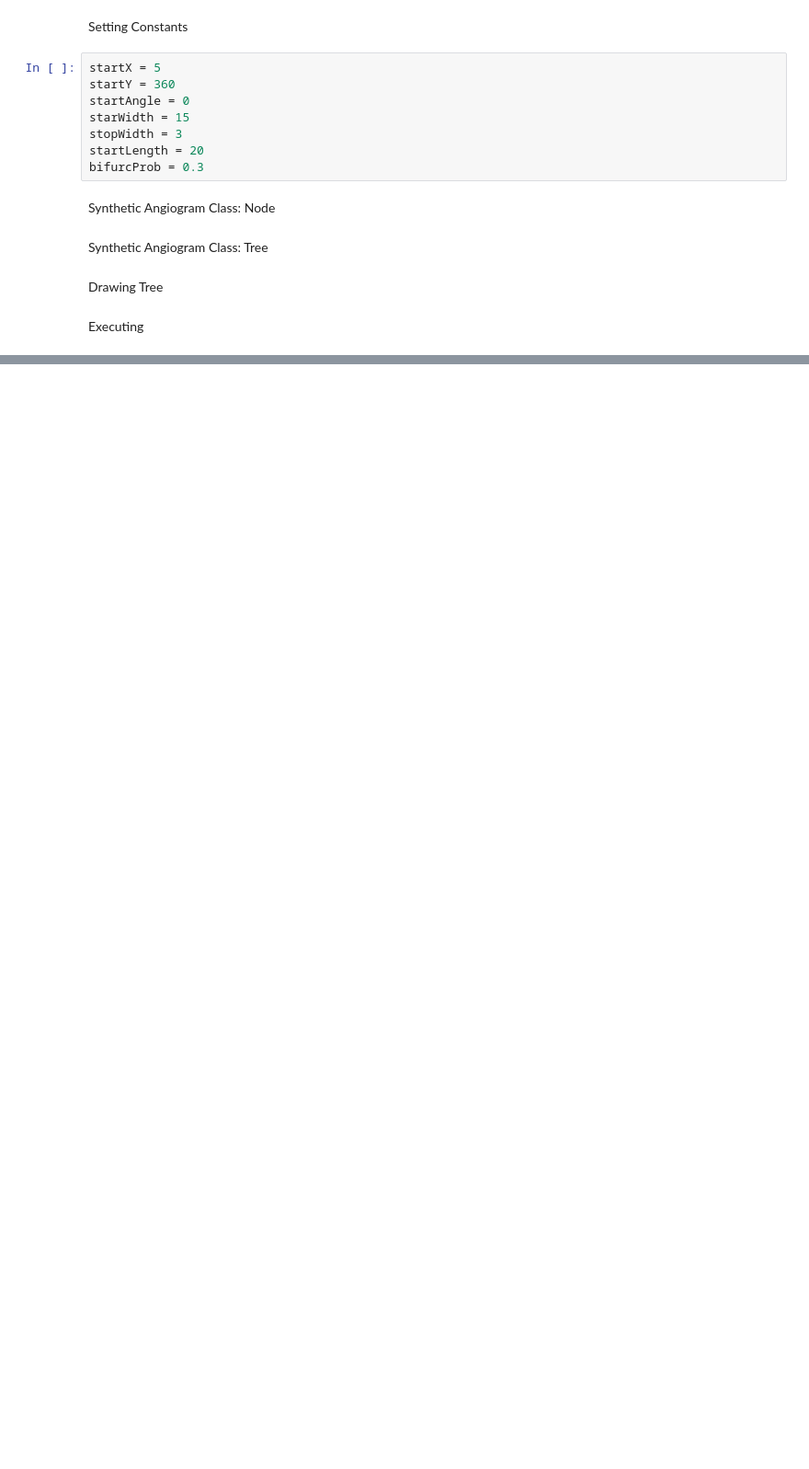
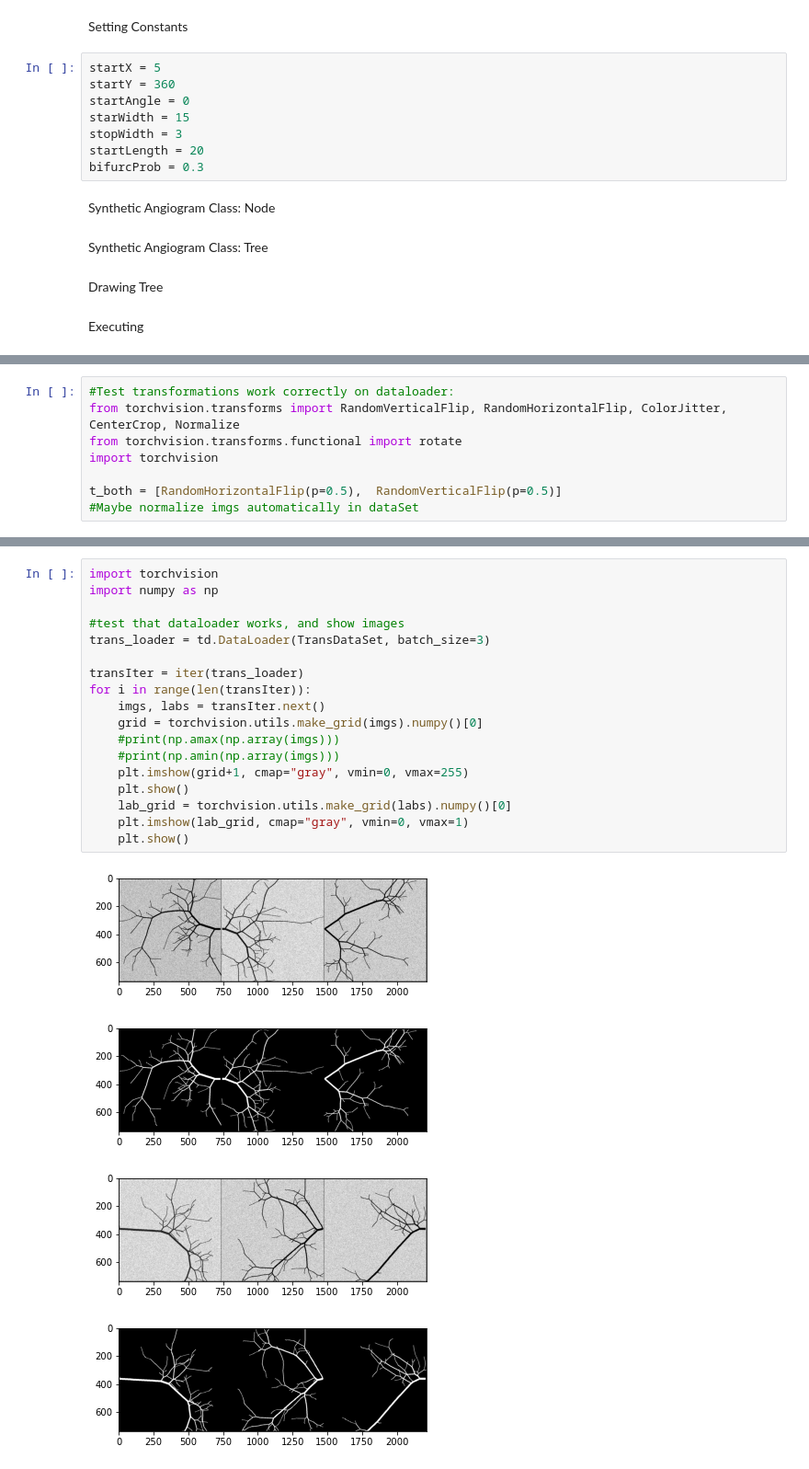
Before and after one commit to Nugni/Bachelor_rep_angiograms, a Jupyter notebook: src/Main.ipynb, the cells around one changed output, grey strips where cells are left out. Shown at 92% size. Saved outputs shown, nothing was run; the diff lists cells and outputs as text; blank space fills up the shorter version.

```diff
--- a/src/Main.ipynb
+++ b/src/Main.ipynb
@@ -47,0 +84,8 @@ genSynDat("SynDat/", lst, (736, 736), 2)
+# %%
+#Test transformations work correctly on dataloader:
+from torchvision.transforms import RandomVerticalFlip, RandomHorizontalFlip, ColorJitter, CenterCrop, Normalize
+from torchvision.transforms.functional import rotate
+import torchvision
+
+t_both = [RandomHorizontalFlip(p=0.5),  RandomVerticalFlip(p=0.5)]
+#Maybe normalize imgs automatically in dataSet
@@ -47,0 +101,23 @@ genSynDat("SynDat/", lst, (736, 736), 2)
+# %%
+import torchvision
+import numpy as np
+
+#test that dataloader works, and show images
+trans_loader = td.DataLoader(TransDataSet, batch_size=3)
+
+transIter = iter(trans_loader)
+for i in range(len(transIter)):
+    imgs, labs = transIter.next()
+    grid = torchvision.utils.make_grid(imgs).numpy()[0]
+    #print(np.amax(np.array(imgs)))
+    #print(np.amin(np.array(imgs)))
+    plt.imshow(grid+1, cmap="gray", vmin=0, vmax=255)
+    plt.show()
+    lab_grid = torchvision.utils.make_grid(labs).numpy()[0]
+    plt.imshow(lab_grid, cmap="gray", vmin=0, vmax=1)
+    plt.show()
+# %% [output]
+[figure, added]
+[figure, added]
+[figure, added]
+[figure, added]
```
Also changed, not shown: parts of 11 cells of this notebook, 1 other file.
